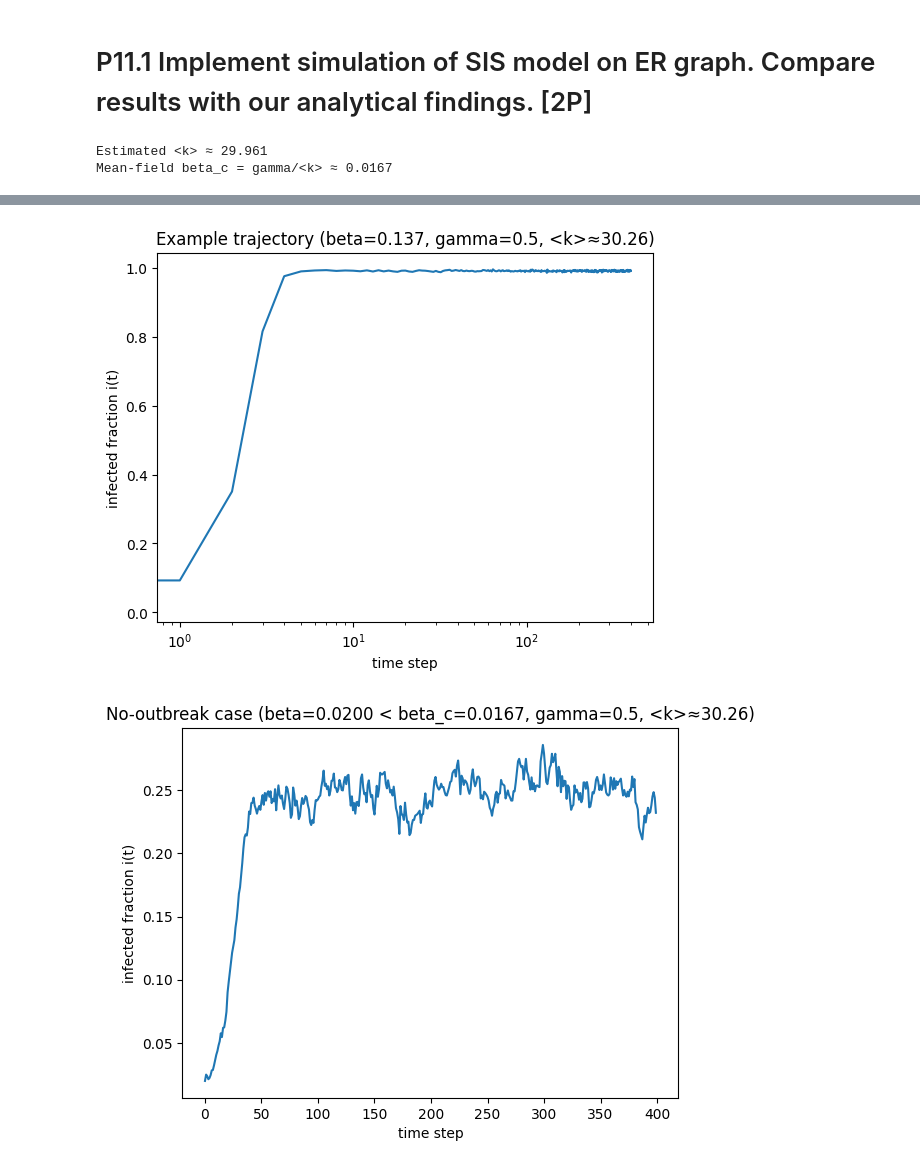
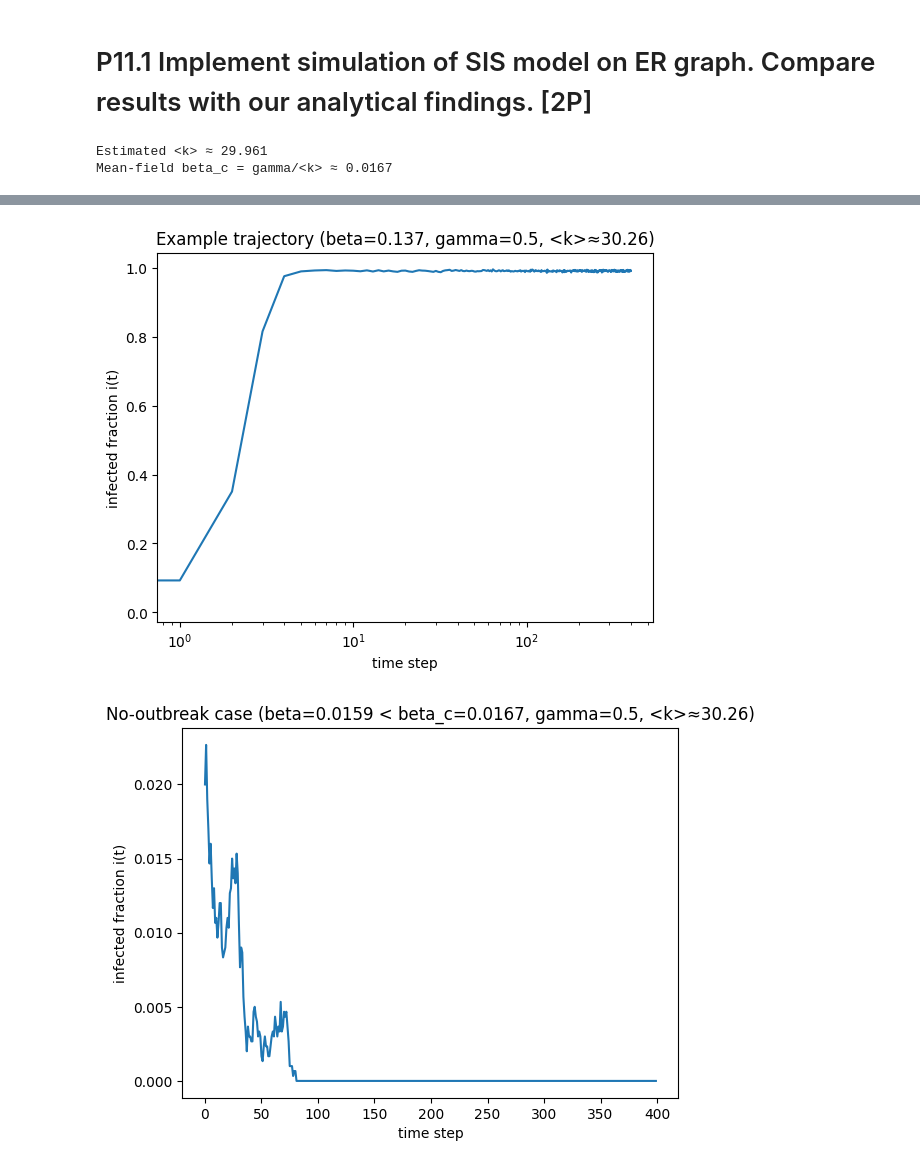
Before and after one commit to HJaczynski/Social-Networks-and-Recomendation-Systems, a Jupyter notebook: Labs/task11.ipynb, the cells around one changed output, grey strips where cells are left out. Drawn from its saved outputs; the diff is of its cells as text; code cells hidden in the pictures.

```diff
--- a/Labs/task11.ipynb
+++ b/Labs/task11.ipynb
@@ -138,35 +138,35 @@ beta_example = max(beta_c * 1.5, betas[len(betas)//2])
 frac, steady, k_mean = run_sis_er(
     N=N, p=p, beta=beta_example, gamma=gamma, i0=i0,
     T=T, burn_in=burn_in, seed=123
 )
 plt.figure()
 plt.plot(frac)
 plt.xscale("log")
 plt.xlabel("time step")
 plt.ylabel("infected fraction i(t)")
 plt.title(f"Example trajectory (beta={beta_example:.3f}, gamma={gamma}, <k>≈{k_mean:.2f})")
 plt.show()
 
 
-beta_example_2 = 0.99 * beta_c
+beta_example_2 = 0.95 * beta_c
 
 frac, steady, k_mean = run_sis_er(
     N=N, p=p, beta=beta_example_2, gamma=gamma, i0=i0,
     T=T, burn_in=burn_in, seed=123
 )
 
 plt.figure()
 plt.plot(frac)
 plt.xlabel("time step")
 plt.ylabel("infected fraction i(t)")
 plt.title(f"No-outbreak case (beta={beta_example_2:.4f} < beta_c={beta_c:.4f}, gamma={gamma}, <k>≈{k_mean:.2f})")
 plt.show()
 # %% [output]
 Estimated <k> ≈ 29.961
 Mean-field beta_c = gamma/<k> ≈ 0.0167
 [figure]
 [figure]
-[figure, old version]
+[figure, new version]
 # %%
 def run_sis_on_graph(G, beta, gamma, i0=0.01, T=2000, burn_in=1000, seed=0):
     rng = np.random.default_rng(seed)
```
Also changed, not shown: parts of 3 cells of this notebook.
